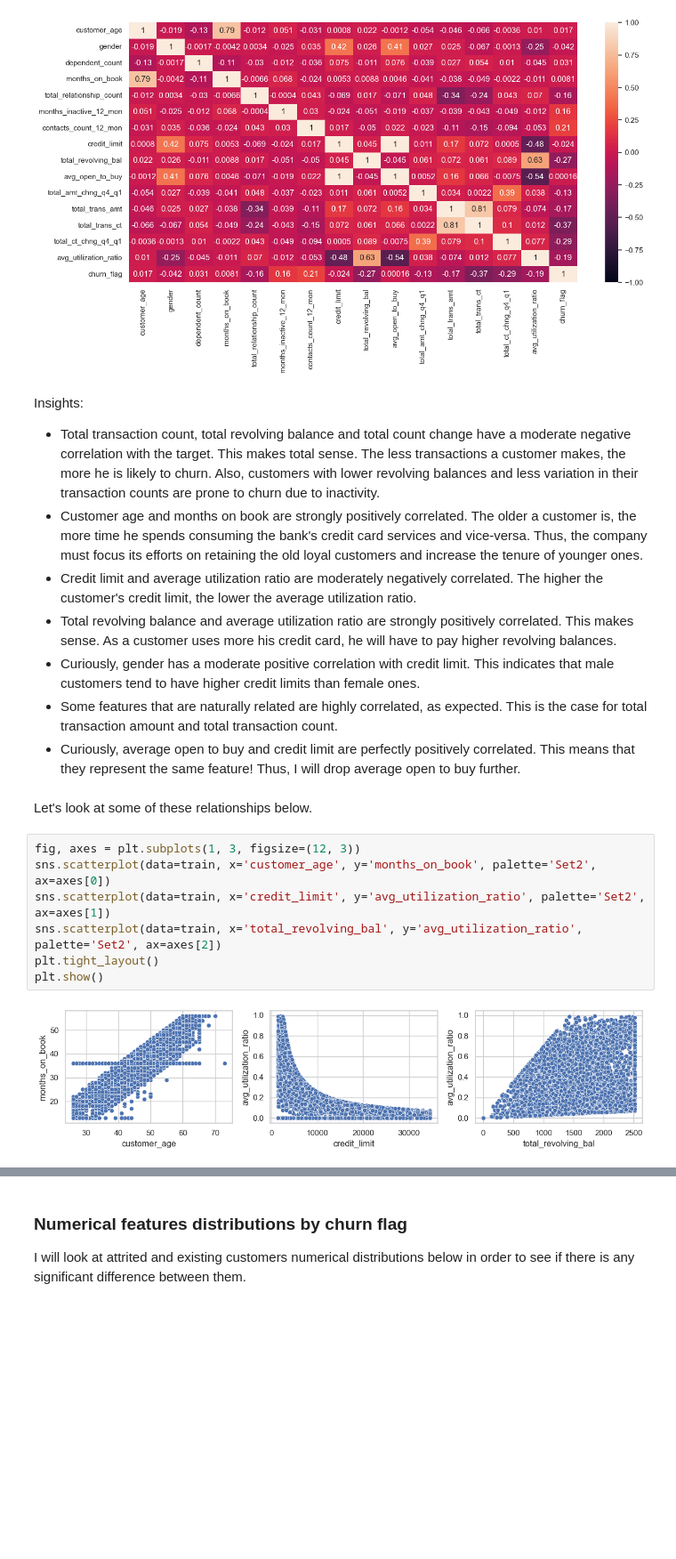
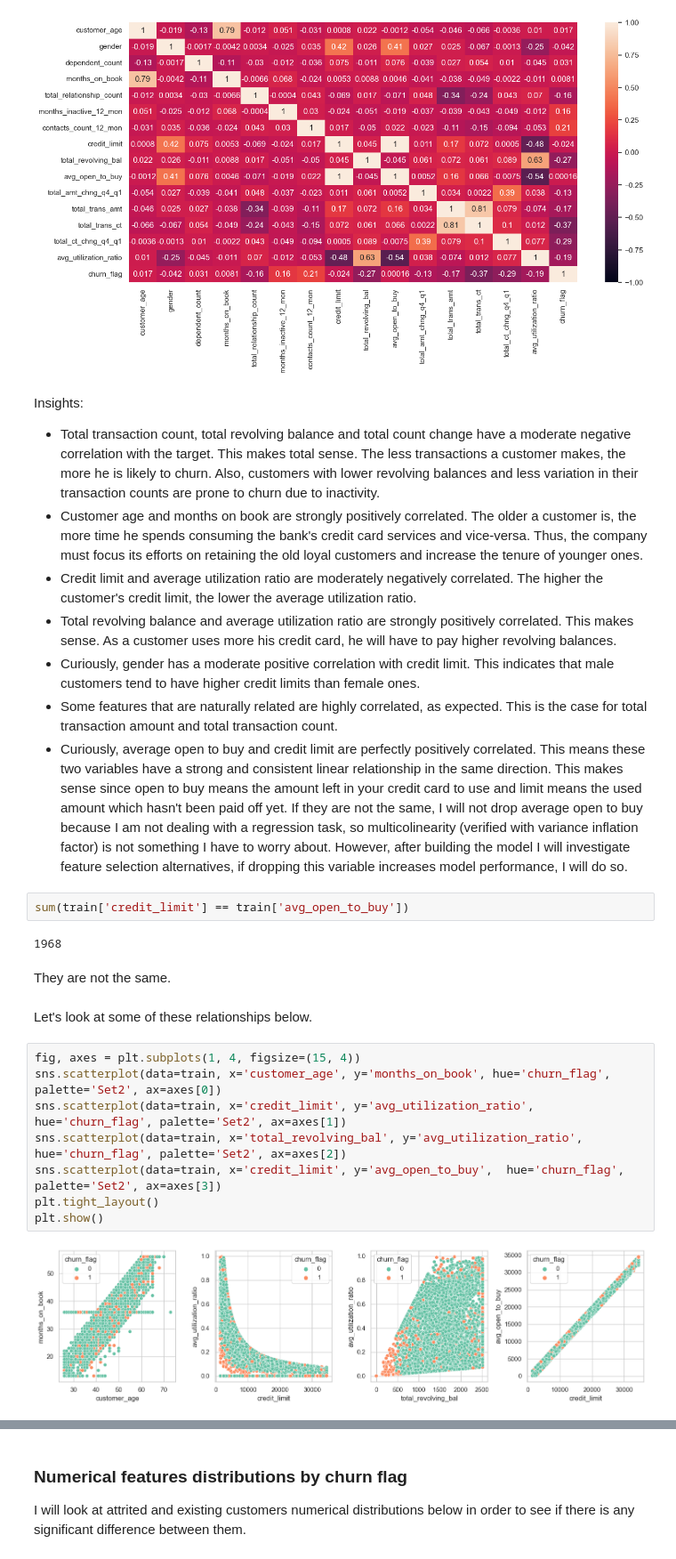
Before and after one commit to allmeidaapedro/Churn-Prediction-Credit-Card, a Jupyter notebook: notebooks/1. EDA.ipynb, the cells around one changed output, grey strips where cells are left out. Shown at 89% size. Drawn from its saved outputs; the diff is of its cells as text; blank space fills up the shorter version.

```diff
--- a/notebooks/1. EDA.ipynb
+++ b/notebooks/1. EDA.ipynb
@@ -451,16 +451,23 @@ Insights:
 - Total revolving balance and average utilization ratio are strongly positively correlated. This makes sense. As a customer uses more his credit card, he will have to pay higher revolving balances.
 - Curiously, gender has a moderate positive correlation with credit limit. This indicates that male customers tend to have higher credit limits than female ones.
 - Some features that are naturally related are highly correlated, as expected. This is the case for total transaction amount and total transaction count.
-- Curiously, average open to buy and credit limit are perfectly positively correlated. This means that they represent the same feature! Thus, I will drop average open to buy further.
+- Curiously, average open to buy and credit limit are perfectly positively correlated. This means these two variables have a strong and consistent linear relationship in the same direction. This makes sense since open to buy means the amount left in your credit card to use and limit means the used amount which hasn't been paid off yet. If they are not the same, I will not drop average open to buy because I am not dealing with a regression task, so multicolinearity (verified with variance inflation factor) is not something I have to worry about. However, after building the model I will investigate feature selection alternatives, if dropping this variable increases model performance, I will do so.
+# %%
+sum(train['credit_limit'] == train['avg_open_to_buy'])
+# %% [output]
+1968
+# %% [markdown]
+They are not the same.
 # %% [markdown]
 Let's look at some of these relationships below.
 # %%
-fig, axes = plt.subplots(1, 3, figsize=(12, 3))
-sns.scatterplot(data=train, x='customer_age', y='months_on_book', palette='Set2', ax=axes[0])
-sns.scatterplot(data=train, x='credit_limit', y='avg_utilization_ratio', palette='Set2', ax=axes[1])
-sns.scatterplot(data=train, x='total_revolving_bal', y='avg_utilization_ratio', palette='Set2', ax=axes[2])
+fig, axes = plt.subplots(1, 4, figsize=(15, 4))
+sns.scatterplot(data=train, x='customer_age', y='months_on_book', hue='churn_flag', palette='Set2', ax=axes[0])
+sns.scatterplot(data=train, x='credit_limit', y='avg_utilization_ratio',  hue='churn_flag', palette='Set2', ax=axes[1])
+sns.scatterplot(data=train, x='total_revolving_bal', y='avg_utilization_ratio',  hue='churn_flag', palette='Set2', ax=axes[2])
+sns.scatterplot(data=train, x='credit_limit', y='avg_open_to_buy',  hue='churn_flag', palette='Set2', ax=axes[3])
 plt.tight_layout()
 plt.show()
 # %% [output]
-[figure, old version]
+[figure, new version]
 # %% [markdown]
```
Also changed, not shown: parts of 4 cells of this notebook, 2 other files.
